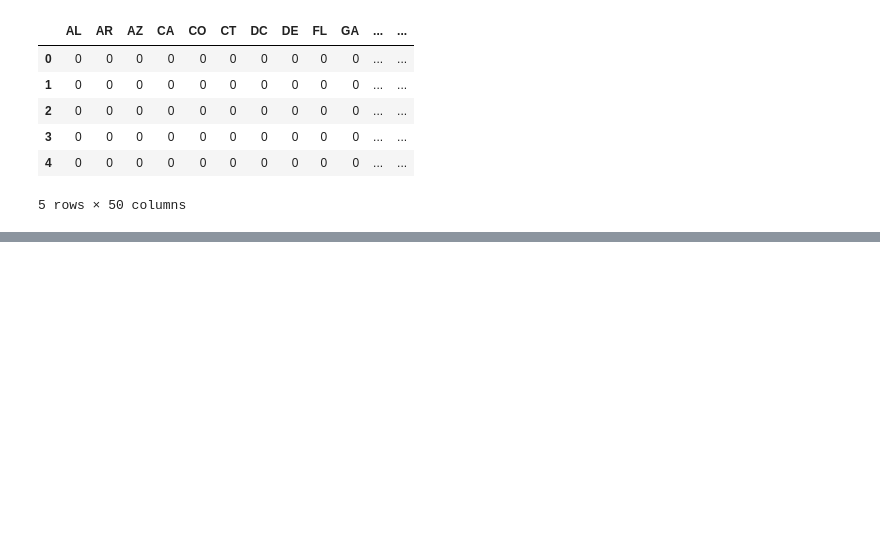
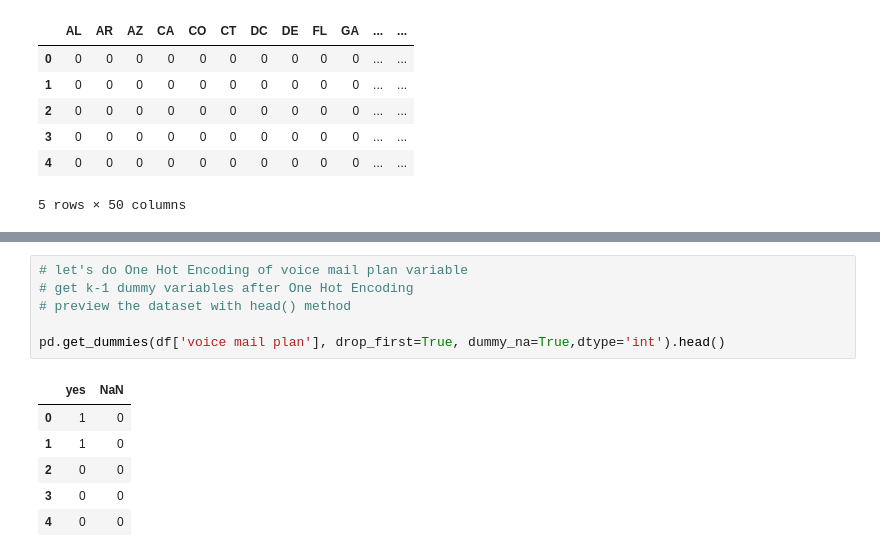
Before and after one commit to Collins-Opiyo/SyriaTelco_Collins_repo-, a Jupyter notebook: index.ipynb, the cells around one changed output, grey strips where cells are left out. Saved outputs shown, nothing was run; the diff lists cells and outputs as text; blank space fills up the shorter version.

```diff
--- a/index.ipynb
+++ b/index.ipynb
@@ -465,0 +534,13 @@ pd.get_dummies(df["state"], drop_first=True).head()
+# %%
+# let's do One Hot Encoding of voice mail plan variable
+# get k-1 dummy variables after One Hot Encoding
+# preview the dataset with head() method
+
+pd.get_dummies(df['voice mail plan'], drop_first=True, dummy_na=True,dtype='int').head()
+# %% [output]
+|  | yes | NaN |
+| 0 | 1 | 0 |
+| 1 | 1 | 0 |
+| 2 | 0 | 0 |
+| 3 | 0 | 0 |
+| 4 | 0 | 0 |
```
Also changed, not shown: parts of 27 cells of this notebook.
